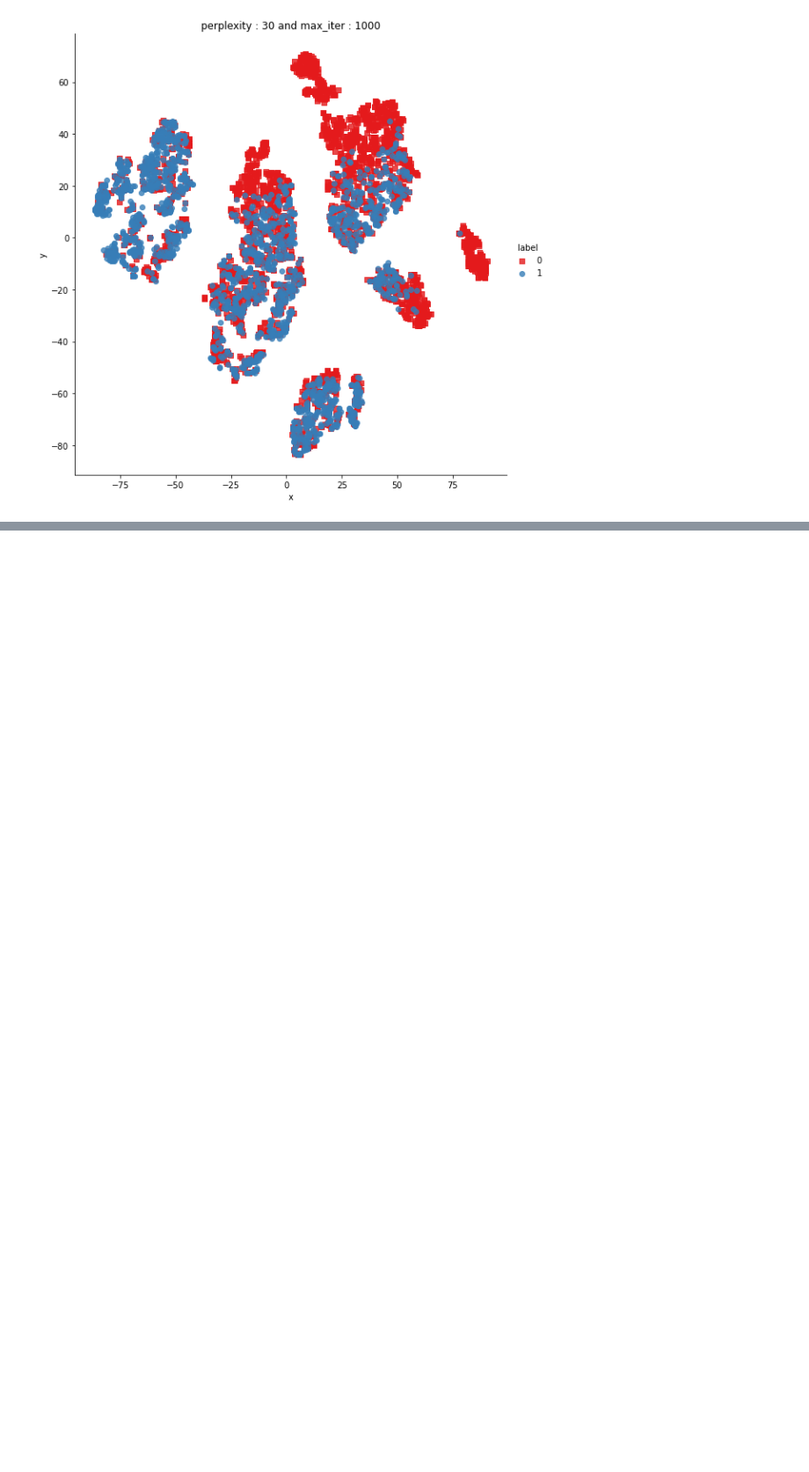
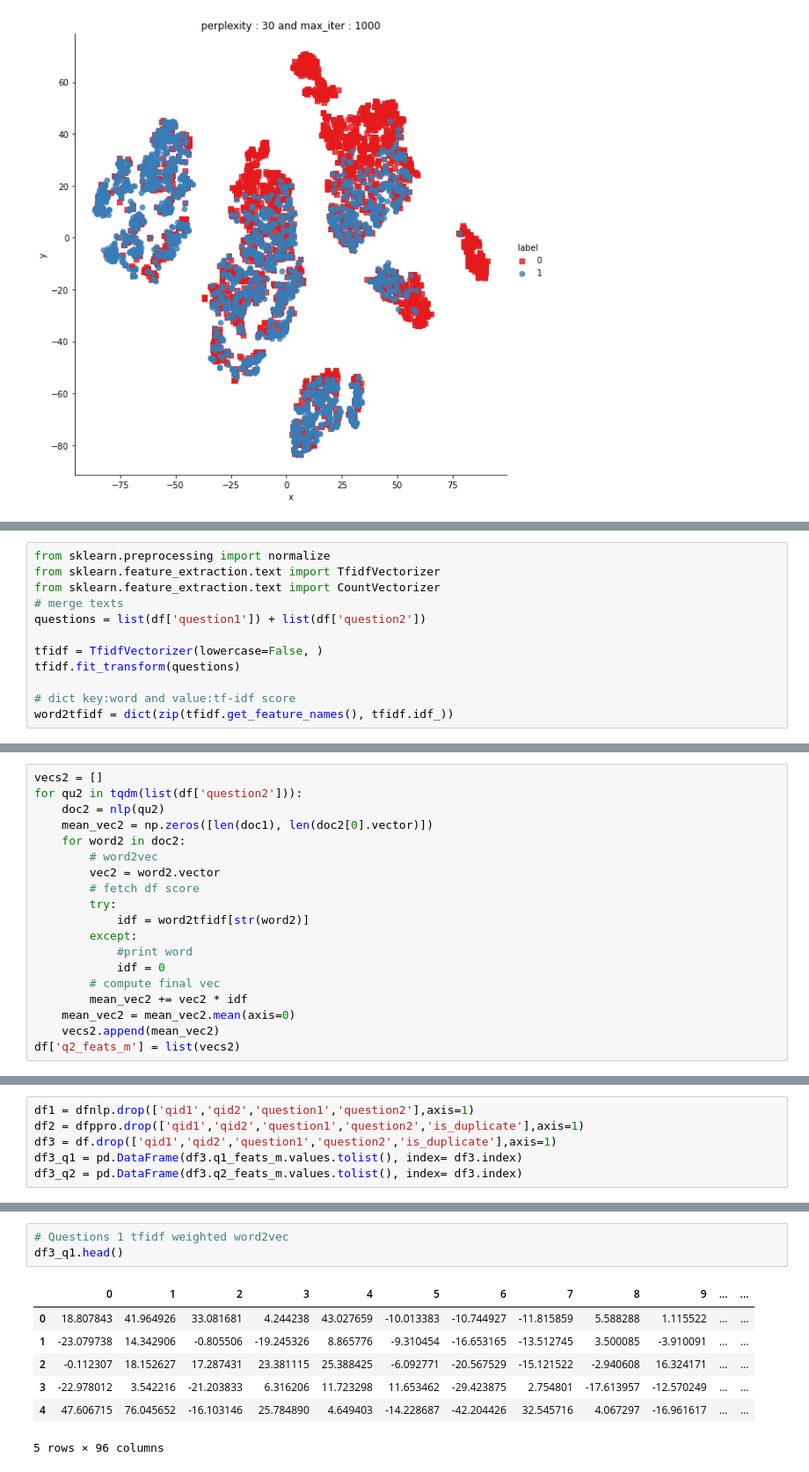
Before and after one commit to vennela28/Quora_question_Pair_Similarity, a Jupyter notebook: Quora question Pair Similarity.ipynb, the cells around one changed output, grey strips where cells are left out. Shown at 88% size. Cells and saved outputs as stored; diff of their text form; blank space fills up the shorter version.

Commit message:
TF-IDF weighted Word2Vec featurization

```diff
--- a/Quora question Pair Similarity.ipynb
+++ b/Quora question Pair Similarity.ipynb
@@ -720,0 +744,12 @@ py.iplot(fig, filename='3DBubble')
+# %%
+from sklearn.preprocessing import normalize
+from sklearn.feature_extraction.text import TfidfVectorizer
+from sklearn.feature_extraction.text import CountVectorizer
+# merge texts
+questions = list(df['question1']) + list(df['question2'])
+
+tfidf = TfidfVectorizer(lowercase=False, )
+tfidf.fit_transform(questions)
+
+# dict key:word and value:tf-idf score
+word2tfidf = dict(zip(tfidf.get_feature_names(), tfidf.idf_))
@@ -720,0 +793,19 @@ py.iplot(fig, filename='3DBubble')
+# %%
+vecs2 = []
+for qu2 in tqdm(list(df['question2'])):
+    doc2 = nlp(qu2)
+    mean_vec2 = np.zeros([len(doc1), len(doc2[0].vector)])
+    for word2 in doc2:
+        # word2vec
+        vec2 = word2.vector
+        # fetch df score
+        try:
+            idf = word2tfidf[str(word2)]
+        except:
+            #print word
+            idf = 0
+        # compute final vec
+        mean_vec2 += vec2 * idf
+    mean_vec2 = mean_vec2.mean(axis=0)
+    vecs2.append(mean_vec2)
+df['q2_feats_m'] = list(vecs2)
@@ -720,0 +824,6 @@ py.iplot(fig, filename='3DBubble')
+# %%
+df1 = dfnlp.drop(['qid1','qid2','question1','question2'],axis=1)
+df2 = dfppro.drop(['qid1','qid2','question1','question2','is_duplicate'],axis=1)
+df3 = df.drop(['qid1','qid2','question1','question2','is_duplicate'],axis=1)
+df3_q1 = pd.DataFrame(df3.q1_feats_m.values.tolist(), index= df3.index)
+df3_q2 = pd.DataFrame(df3.q2_feats_m.values.tolist(), index= df3.index)
@@ -720,0 +850,11 @@ py.iplot(fig, filename='3DBubble')
+# %%
+# Questions 1 tfidf weighted word2vec
+df3_q1.head()
+# %% [output]
+|  | 0 | 1 | 2 | 3 | 4 | 5 | 6 | 7 | 8 | 9 | ... | ... |
+| 0 | 18.807843 | 41.964926 | 33.081681 | 4.244238 | 43.027659 | -10.013383 | -10.744927 | -11.815859 | 5.588288 | 1.115522 | ... | ... |
+| 1 | -23.079738 | 14.342906 | -0.805506 | -19.245326 | 8.865776 | -9.310454 | -16.653165 | -13.512745 | 3.500085 | -3.910091 | ... | ... |
+| 2 | -0.112307 | 18.152627 | 17.287431 | 23.381115 | 25.388425 | -6.092771 | -20.567529 | -15.121522 | -2.940608 | 16.324171 | ... | ... |
+| 3 | -22.978012 | 3.542216 | -21.203833 | 6.316206 | 11.723298 | 11.653462 | -29.423875 | 2.754801 | -17.613957 | -12.570249 | ... | ... |
+| 4 | 47.606715 | 76.045652 | -16.103146 | 25.784890 | 4.649403 | -14.228687 | -42.204426 | 32.545716 | 4.067297 | -16.961617 | ... | ... |
+5 rows × 96 columns
```
Also changed, not shown: parts of 16 cells of this notebook.
